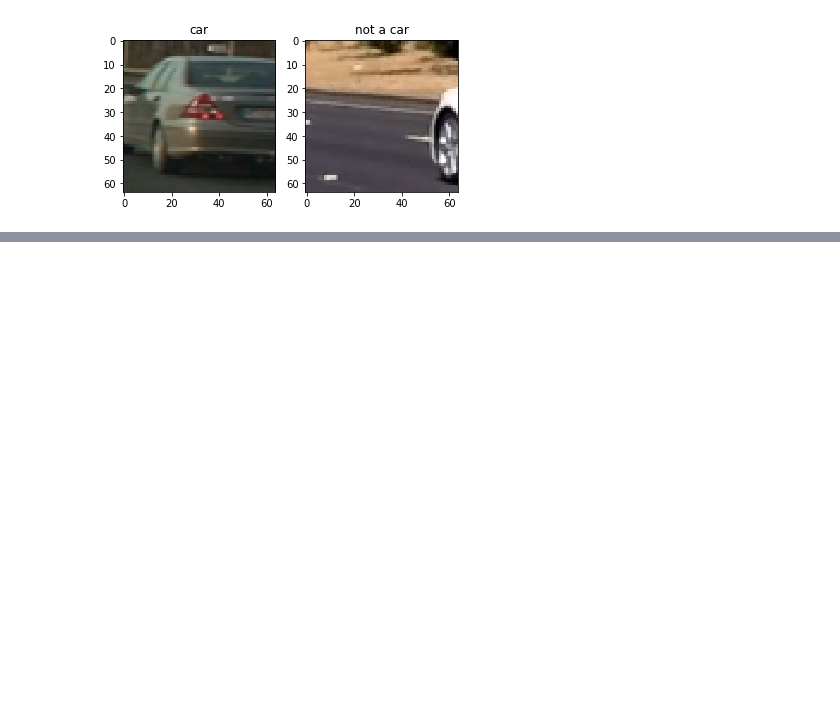
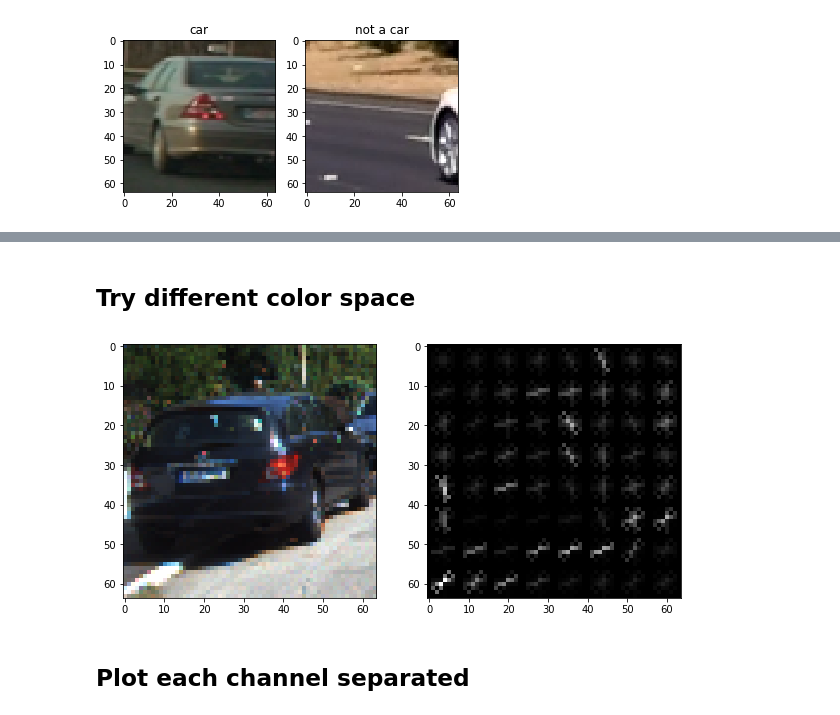
Before and after one commit to ledrui/Vehicle-Detection-CarND, a Jupyter notebook: data_exploration.ipynb, the cells around one changed output, grey strips where cells are left out. Cells and saved outputs as stored; diff of their text form; code cells hidden in the pictures; blank space fills up the shorter version.

```diff
--- a/data_exploration.ipynb
+++ b/data_exploration.ipynb
@@ -245,0 +264,21 @@ NameError: name 'hog' is not defined
+# %% [markdown]
+## Try different color space
+# %%
+car_ind = np.random.randint(0, len(cars))
+notcar_ind = np.random.randint(0, len(noncars))
+
+# Read in car / not-car images
+img =mpimg.imread(cars[car_ind])
+#img = mpimg.imread(notcars[notcar_ind])
+
+interact(get_hog_interact, image=fixed(img),cspace={'RGB':'RGB','HSV':'HSV', 'LUV':'LUV','HLS':'HLS','YUV':'YUV','YCrCb':'YCrCb'},orient=(1,16), npixpercells =(1,16), cellsperblock =(1,8),hog_channel=(0,3), vis=fixed(True), feat_vec=fixed(True))
+
+# Final parameters:
+# cspace: YCrCb
+# orient: 9
+# npixelpercell: 8
+# cell per block: 2
+# %% [output]
+[figure, added]
+# %% [markdown]
+## Plot each channel separated
```
Also changed, not shown: parts of 8 cells of this notebook.
